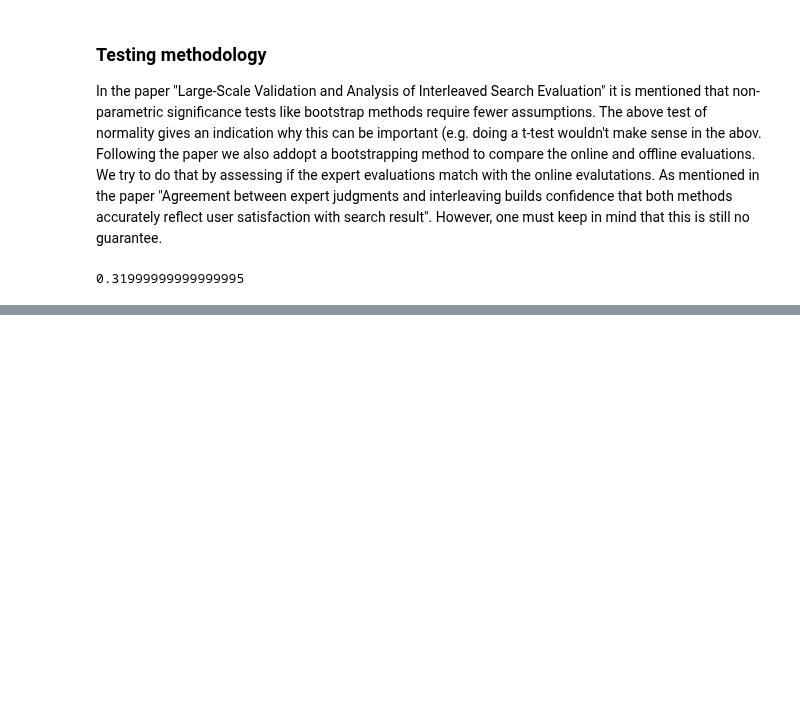
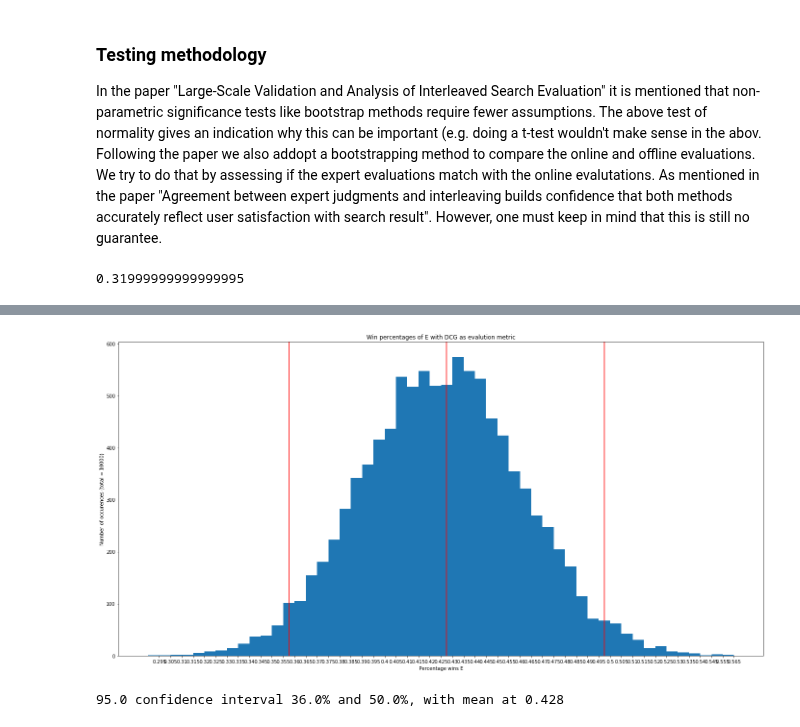
Before and after one commit to JappaB/Information-Retrieval, a Jupyter notebook: 11389095_10437215_10260250-hw1.ipynb, the cells around one changed output, grey strips where cells are left out. Cells and saved outputs as stored; diff of their text form; code cells hidden in the pictures; blank space fills up the shorter version.

```diff
--- a/11389095_10437215_10260250-hw1.ipynb
+++ b/11389095_10437215_10260250-hw1.ipynb
@@ -816,0 +828,38 @@ print('%.1f confidence interval %.1f%% and %.1f%%, with mean at %.3f' % (alpha*1
+# %%
+fig, ax = plt.subplots(figsize=(24, 12))
+
+
+# Create graph attributes:
+stats = list(bootstrapping_data["offline_wins"]["dcg"].elements())
+
+alpha = 0.95
+p = ((1.0-alpha)/2.0) * 100
+lower = max(0.0, np.percentile(stats, p))
+p = (alpha+((1.0-alpha)/2.0)) * 100
+upper = min(1.0, np.percentile(stats, p))
+mean = np.mean(stats)
+mean_idx = sorted(list(bootstrapping_data["offline_wins"]["dcg"].keys())).index(myround(round(mean, 3)))
+lower_idx = sorted(list(bootstrapping_data["offline_wins"]["dcg"].keys())).index(myround(round(lower, 3)))
+upper_idx = sorted(list(bootstrapping_data["offline_wins"]["dcg"].keys())).index(myround(round(upper, 3)))
+
+labels, values = zip(*sorted(bootstrapping_data["offline_wins"]["dcg"].items()))
+
+indexes = np.arange(len(labels))
+width = 1
+
+plt.axvline(mean_idx, color='r')
+plt.axvline(lower_idx, color='r')
+plt.axvline(upper_idx, color='r')
+
+plt.bar(indexes, values, width)
+plt.xticks(indexes + width * 0.5, labels)
+
+
+ax.set_xlabel('Percentage wins E')
+ax.set_ylabel('Number of occurences (total = 10000)')
+ax.set_title('Win percentages of E with DCG as evalution metric')
+plt.show()
+print('%.1f confidence interval %.1f%% and %.1f%%, with mean at %.3f' % (alpha*100, lower*100, upper*100, mean))
+# %% [output]
+[figure, added]
+95.0 confidence interval 36.0% and 50.0%, with mean at 0.428
```
Also changed, not shown: parts of 11 cells of this notebook.
